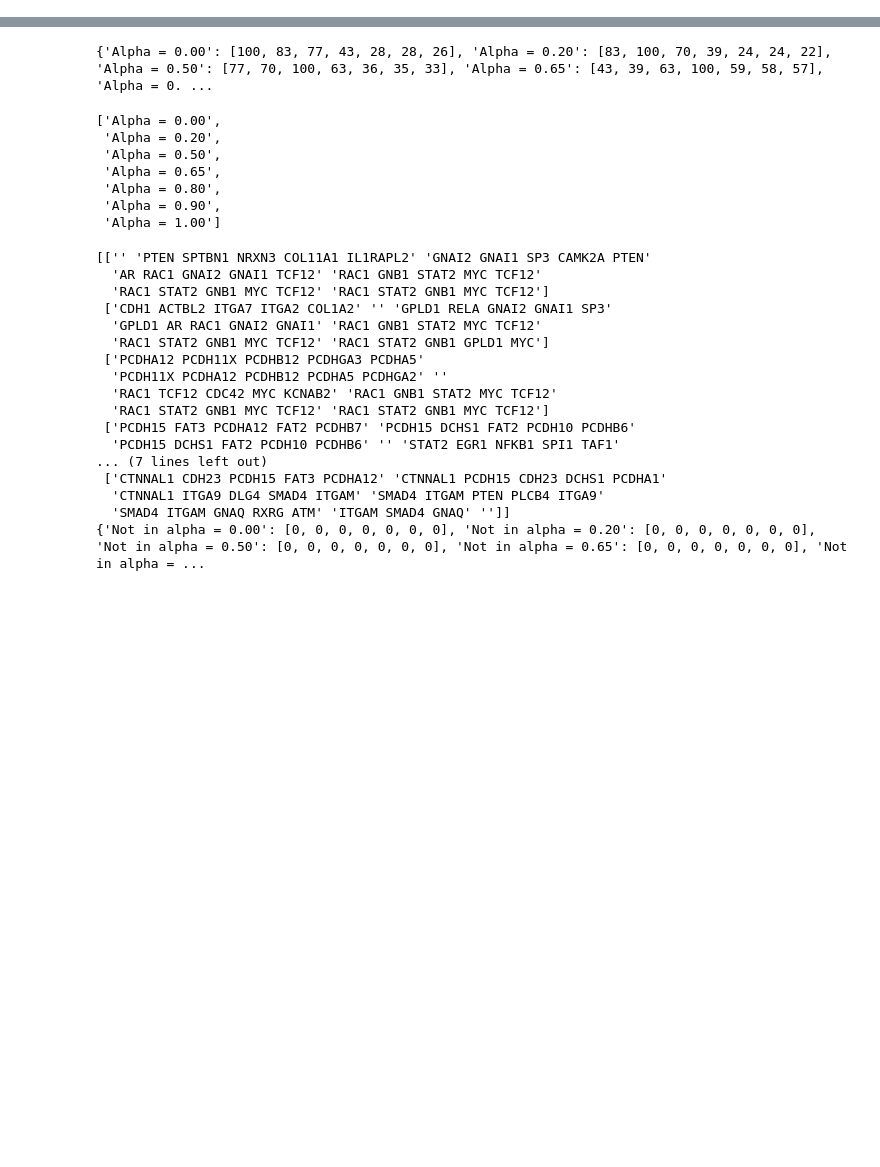
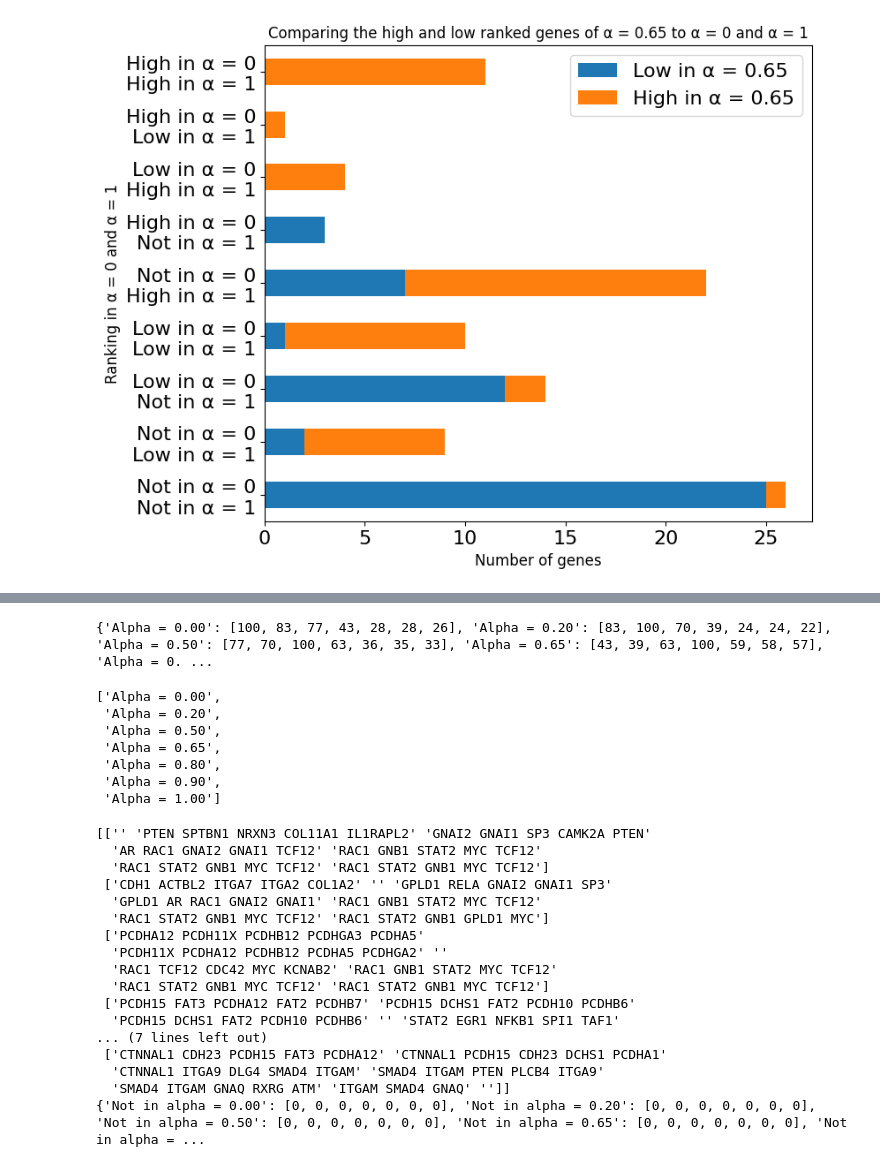
Before and after one commit to dmartmillan/OMEN, a Jupyter notebook: new_data/Compare_rankings.ipynb, the cells around one changed output, grey strips where cells are left out. Drawn from its saved outputs; the diff is of its cells as text; code cells hidden in the pictures; blank space fills up the shorter version.

```diff
--- a/new_data/Compare_rankings.ipynb
+++ b/new_data/Compare_rankings.ipynb
@@ -16,0 +38,16 @@ for alpha in alphas:
+# %%
+def overlap3(l1,l2,l3):
+    res = []
+    for i in l1:
+        if i in l2:
+            if i in l3:
+                res.append(i)
+    return res
+# %%
+def overlap3not(l1,l2,l3):
+    res = []
+    for i in l1:
+        if i in l2:
+            if i not in l3:
+                res.append(i)
+    return res
@@ -16,0 +62,24 @@ for alpha in alphas:
+# %%
+import matplotlib.pyplot as plt
+
+plt.rcParams.update({'font.size': 16})
+
+# Data
+groups = ['High in \u03B1 = 0\nHigh in \u03B1 = 1', 'High in \u03B1 = 0\nLow in \u03B1 = 1','Low in \u03B1 = 0\nHigh in \u03B1 = 1','High in \u03B1 = 0\nNot in \u03B1 = 1', 'Not in \u03B1 = 0\nHigh in \u03B1 = 1','Low in \u03B1 = 0\nLow in \u03B1 = 1','Low in \u03B1 = 0\nNot in \u03B1 = 1','Not in \u03B1 = 0\nLow in \u03B1 = 1','Not in \u03B1 = 0\nNot in \u03B1 = 1']
+values1 = [len(overlap3(ranking65bot,ranking0top,ranking1top)),len(overlap3(ranking65bot,ranking0top,ranking1bot)),len(overlap3(ranking65bot,ranking0bot,ranking1top)),len(overlap3not(ranking65bot,ranking0top,ranking1)),len(overlap3not(ranking65bot,ranking1top,ranking0)),len(overlap3(ranking65bot,ranking0bot,ranking1bot)),len(overlap3not(ranking65bot,ranking0bot,ranking1)),len(overlap3not(ranking65bot,ranking1bot,ranking0)),len(overlap3notnot(ranking65bot,ranking0,ranking1))]
+values2 = [len(overlap3(ranking65top,ranking0top,ranking1top)),len(overlap3(ranking65top,ranking0top,ranking1bot)),len(overlap3(ranking65top,ranking0bot,ranking1top)),len(overlap3not(ranking65top,ranking0top,ranking1)),len(overlap3not(ranking65top,ranking1top,ranking0)),len(overlap3(ranking65top,ranking0bot,ranking1bot)),len(overlap3not(ranking65top,ranking0bot,ranking1)),len(overlap3not(ranking65top,ranking1bot,ranking0)),len(overlap3notnot(ranking65top,ranking0,ranking1))]
+
+groups.reverse()
+values1.reverse()
+values2.reverse()
+
+df = pd.DataFrame({'Low in \u03B1 = 0.65': values1,'High in \u03B1 = 0.65': values2}, index=groups)
+
+ax = df.plot.barh(figsize =(8,7), stacked=True)
+
+plt.xlabel('Number of genes',size=12)
+plt.ylabel('Ranking in \u03B1 = 0 and \u03B1 = 1',size=12)
+plt.title('Comparing the high and low ranked genes of \u03B1 = 0.65 to \u03B1 = 0 and \u03B1 = 1', size = 12)
+plt.savefig('high_and_low_rankings_compared.png',bbox_inches="tight")
+# %% [output]
+[figure, added]
```
Also changed, not shown: parts of 10 cells of this notebook, 3 other files.
